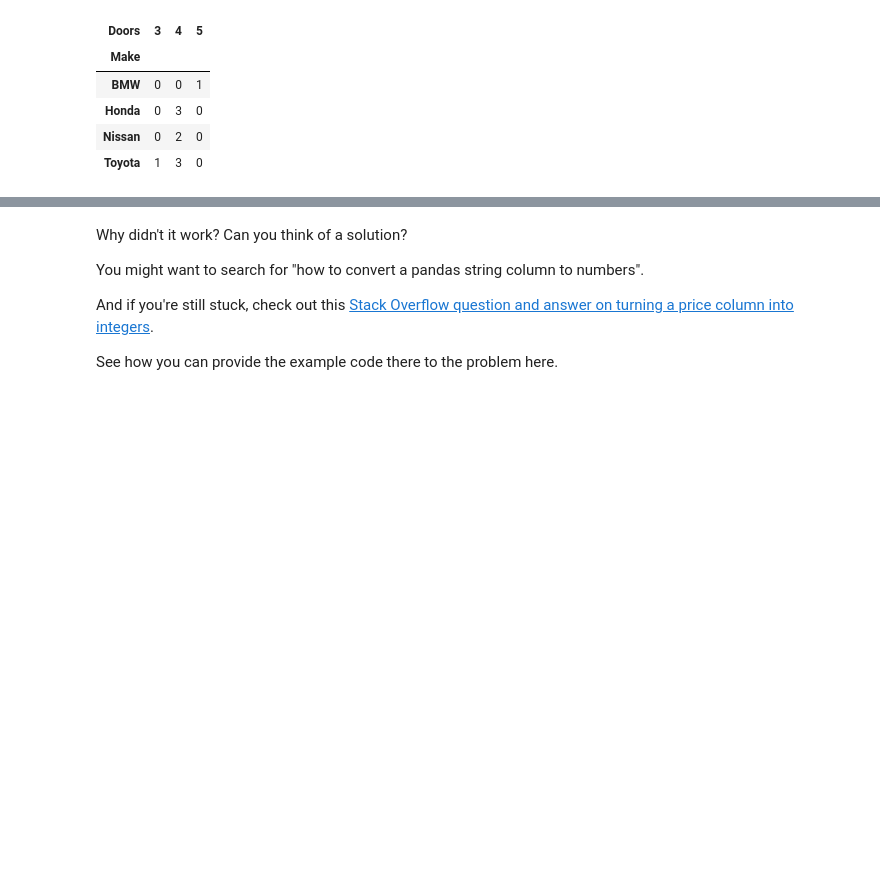
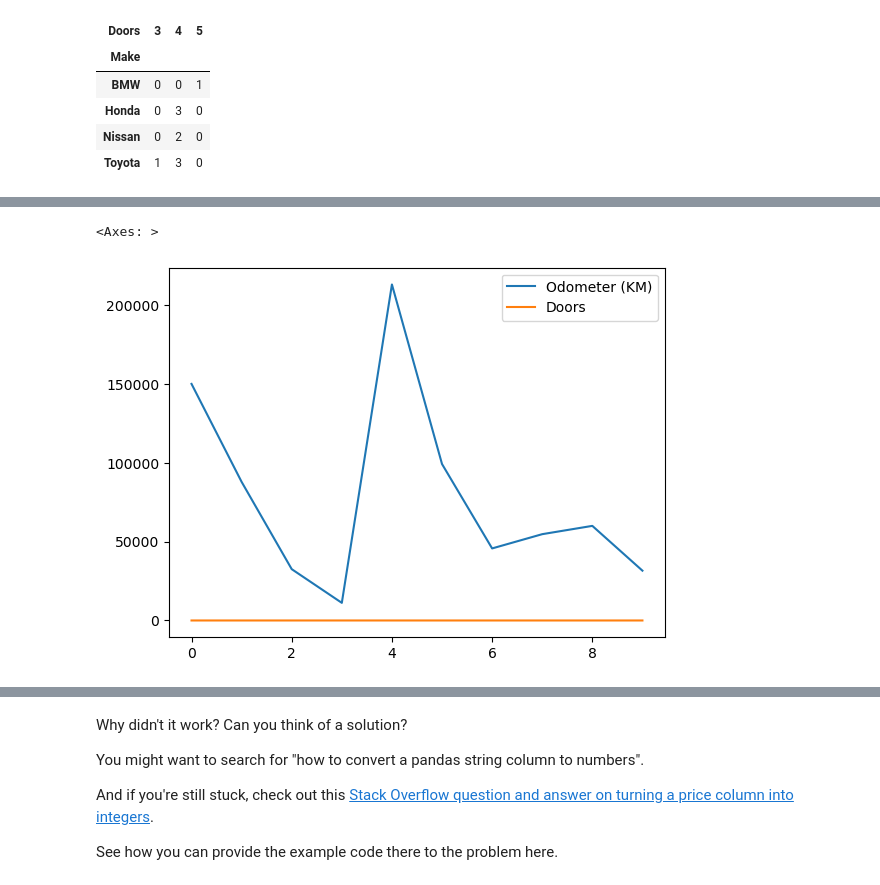
Before and after one commit to SaiPh3r/intro-ml, a Jupyter notebook: pandas-exercises.ipynb, the cells around one changed output, grey strips where cells are left out. Saved outputs shown, nothing was run; the diff lists cells and outputs as text; code cells hidden in the pictures; blank space fills up the shorter version.

```diff
--- a/pandas-exercises.ipynb
+++ b/pandas-exercises.ipynb
@@ -229,5 +234,9 @@ TypeError: Could not convert string 'ToyotaHondaToyotaBMWNissanToyotaHondaHondaT
 # %%
 # Import Matplotlib and create a plot of the Odometer column
 # Don't forget to use %matplotlib inline
+car_sales.plot()
+# %% [output]
+<Axes: >
+[figure, added]
 # %%
 # Create a histogram of the Odometer column using hist()
```
Also changed, not shown: parts of 22 cells of this notebook.
